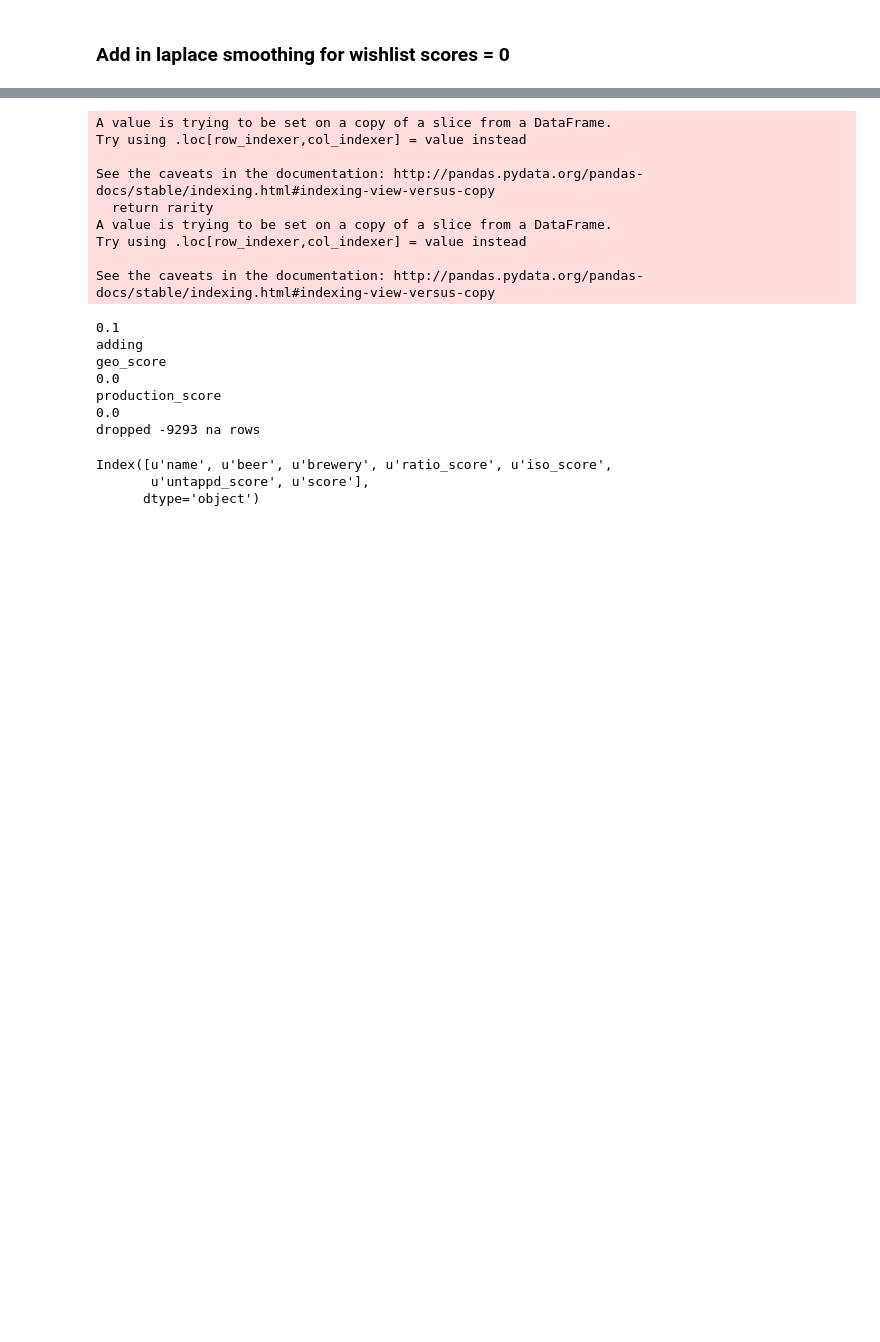
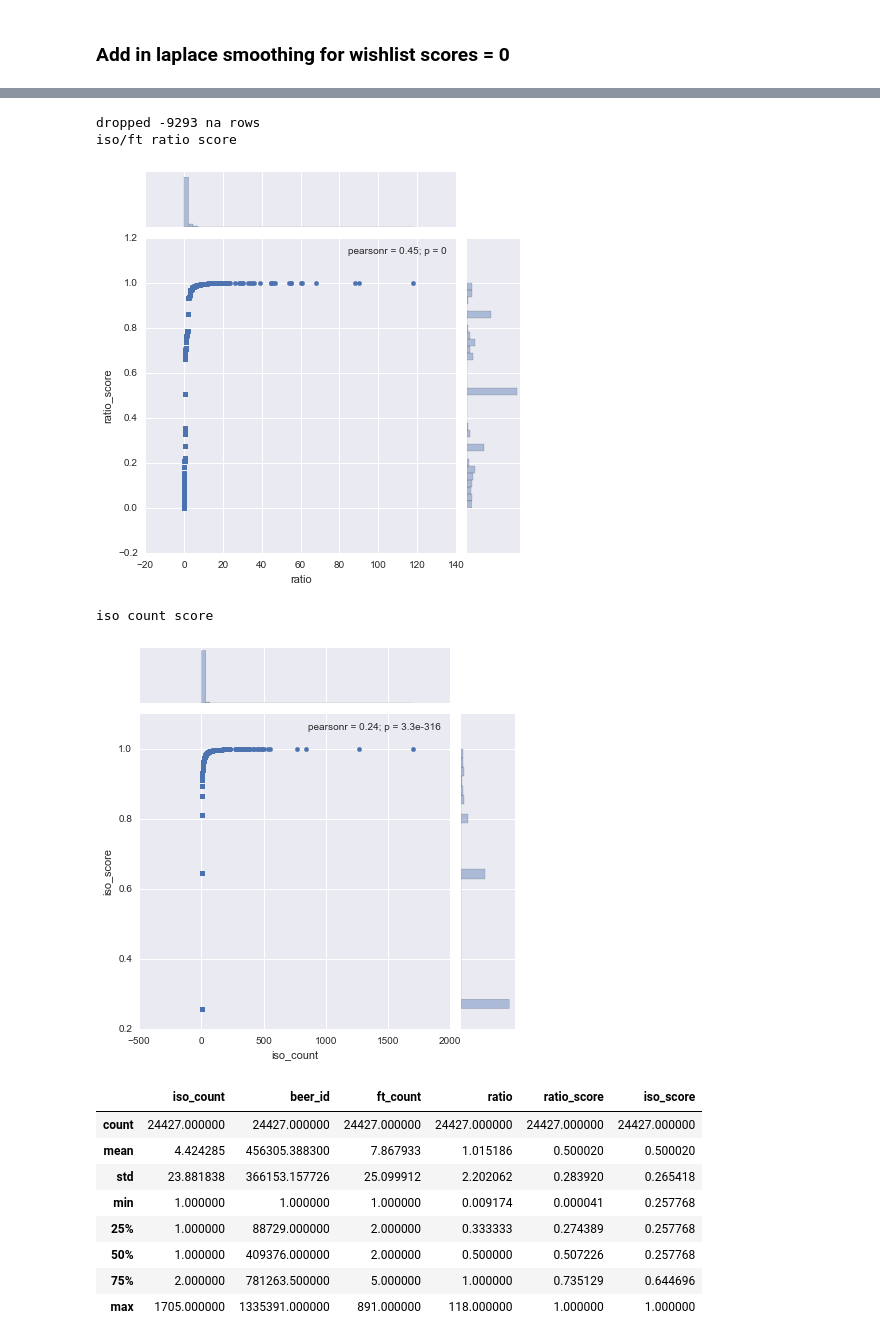
Before and after one commit to lukearmistead/savvysuds, a Jupyter notebook: other/rarity_score_eda.ipynb, the cells around one changed output, grey strips where cells are left out. Cells and saved outputs as stored; diff of their text form; code cells hidden in the pictures; blank space fills up the shorter version.

Commit message:
trying to fix laplace smoothing for rarity score

```diff
--- a/other/rarity_score_eda.ipynb
+++ b/other/rarity_score_eda.ipynb
@@ -820,6 +820,7 @@ agg_rarity.head(20)
 # %% [markdown]
 ### Add in laplace smoothing for wishlist scores = 0
 # %%
+# without preserving zeros
 SCORE_WEIGHTS = {
     'ratio_score': 0.4,
     'iso_score': 0.4,
@@ -828,5 +829,15 @@ SCORE_WEIGHTS = {
     'production_score': 0.0
     }
 agg_rarity = r.main()
-agg_rarity.columns
+print 'iso/ft ratio score'
+sns.jointplot(x='ratio', y='ratio_score', data=iso_ft)
+plt.show()
+print
+
+print 'iso count score'
+sns.jointplot(x='iso_count', y='iso_score', data=iso_ft)
+plt.show()
+print
+
+agg_score.describe()
 # %% [output]
@@ -840,19 +854,14 @@ untappd_score
-A value is trying to be set on a copy of a slice from a DataFrame.
-Try using .loc[row_indexer,col_indexer] = value instead
-
-See the caveats in the documentation: http://pandas.pydata.org/pandas-docs/stable/indexing.html#indexing-view-versus-copy
-  return rarity
-A value is trying to be set on a copy of a slice from a DataFrame.
-Try using .loc[row_indexer,col_indexer] = value instead
-
-See the caveats in the documentation: http://pandas.pydata.org/pandas-docs/stable/indexing.html#indexing-view-versus-copy
+dropped -9293 na rows
+iso/ft ratio score
+[figure, added]
-0.1
-adding
-geo_score
-0.0
-production_score
-0.0
-dropped -9293 na rows
+iso count score
-Index([u'name', u'beer', u'brewery', u'ratio_score', u'iso_score',
-       u'untappd_score', u'score'],
-      dtype='object')
+[figure, added]
+|  | iso_count | beer_id | ft_count | ratio | ratio_score | iso_score |
+| count | 24427.000000 | 24427.000000 | 24427.000000 | 24427.000000 | 24427.000000 | 24427.000000 |
+| mean | 4.424285 | 456305.388300 | 7.867933 | 1.015186 | 0.500020 | 0.500020 |
+| std | 23.881838 | 366153.157726 | 25.099912 | 2.202062 | 0.283920 | 0.265418 |
+| min | 1.000000 | 1.000000 | 1.000000 | 0.009174 | 0.000041 | 0.257768 |
+| 25% | 1.000000 | 88729.000000 | 2.000000 | 0.333333 | 0.274389 | 0.257768 |
+| 50% | 1.000000 | 409376.000000 | 2.000000 | 0.500000 | 0.507226 | 0.257768 |
+| 75% | 2.000000 | 781263.500000 | 5.000000 | 1.000000 | 0.735129 | 0.644696 |
+| max | 1705.000000 | 1335391.000000 | 891.000000 | 118.000000 | 1.000000 | 1.000000 |
```
Also changed, not shown: parts of 5 cells of this notebook, 2 other files.
